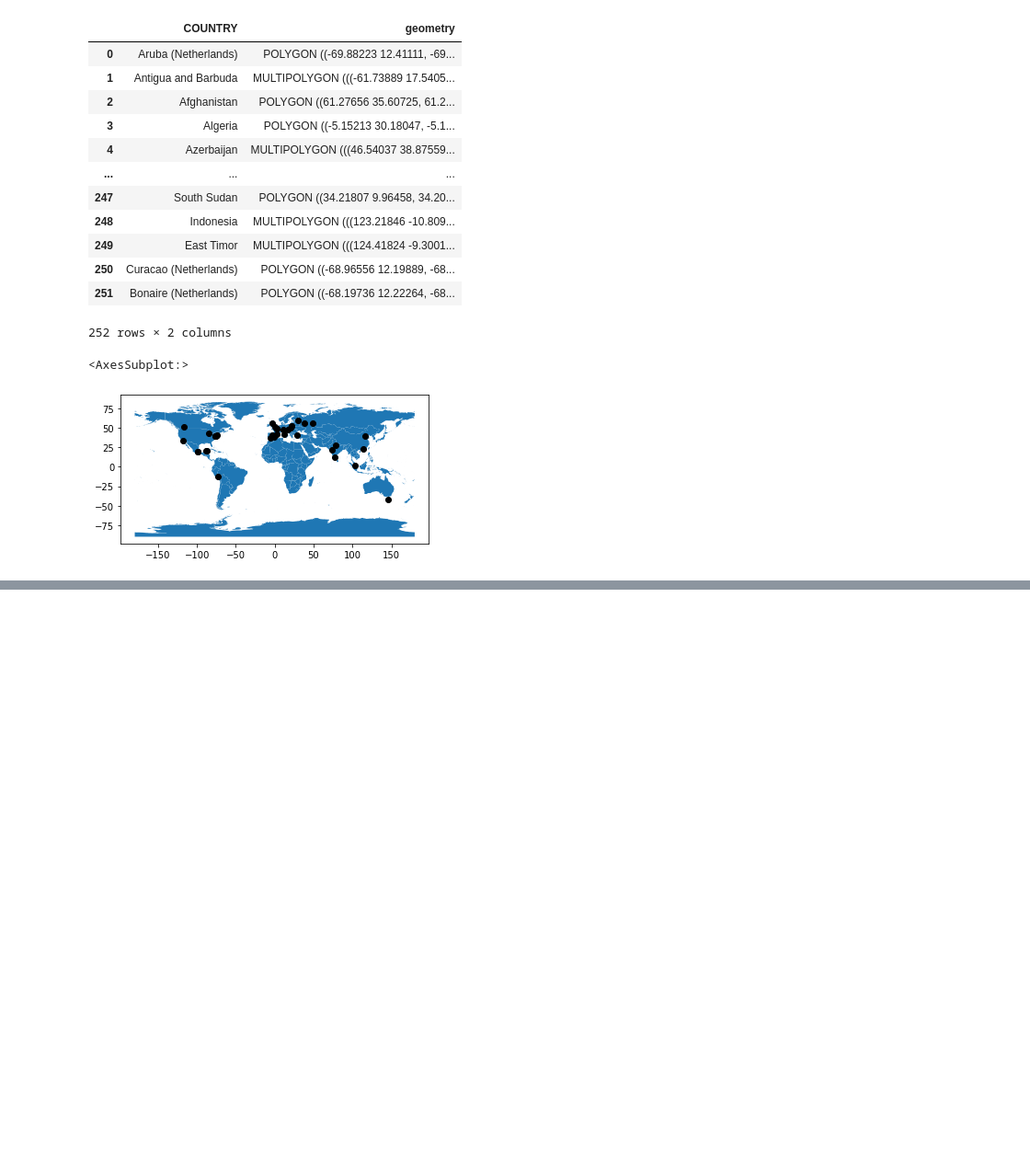
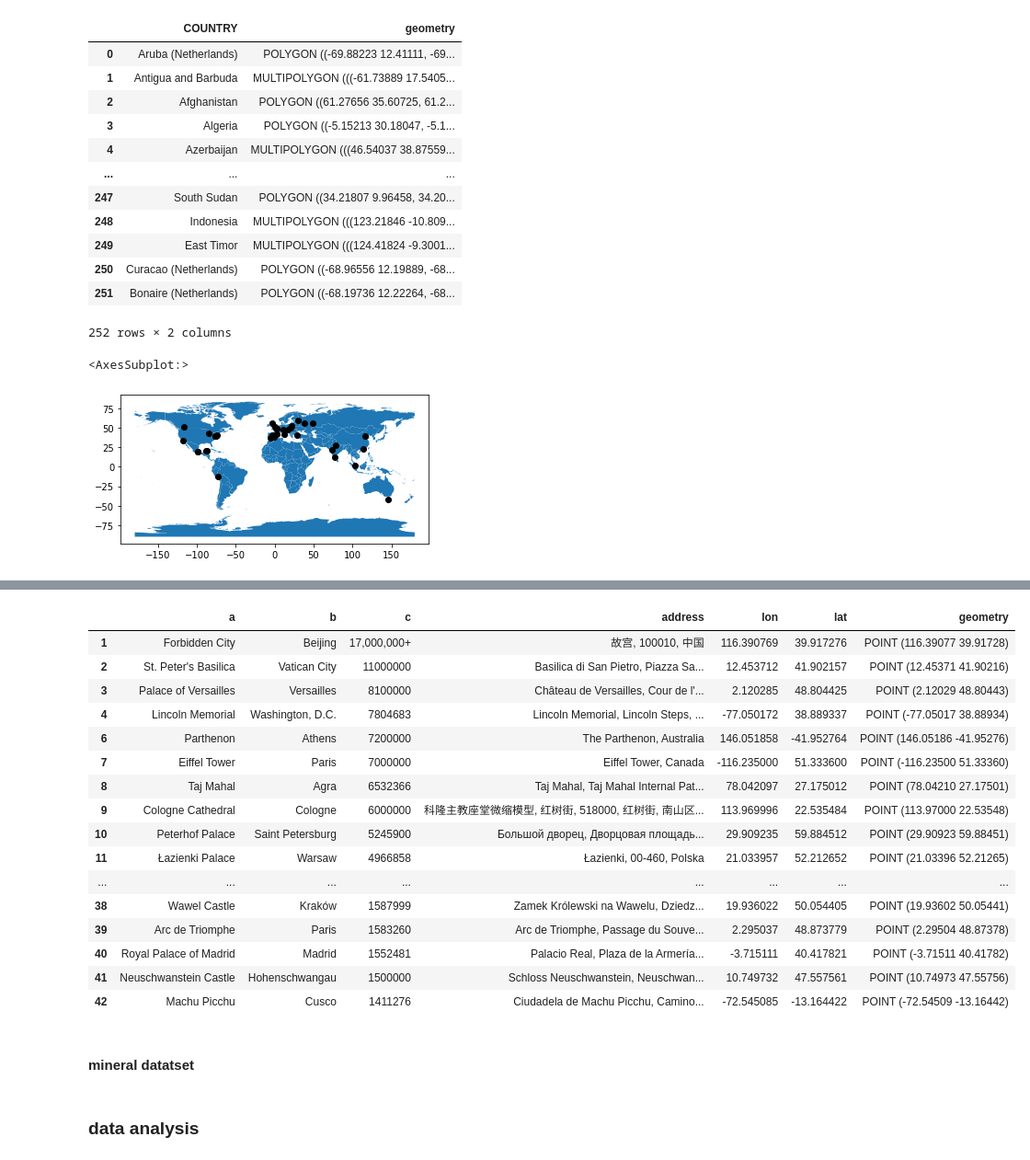
Before and after one commit to DAPPA77/data-analysis, a Jupyter notebook: geopandas.ipynb, the cells around one changed output, grey strips where cells are left out. Shown at 92% size. Cells and saved outputs as stored; diff of their text form; code cells hidden in the pictures; blank space fills up the shorter version.

Commit message:
geo spatial data

```diff
--- a/geopandas.ipynb
+++ b/geopandas.ipynb
@@ -529,0 +524,2 @@ geo
+# %%
+geo.dropna(inplace=True)
@@ -529,0 +531,24 @@ geo
+# %%
+geo
+# %% [output]
+|  | a | b | c | address | lon | lat | geometry |
+| 1 | Forbidden City | Beijing | 17,000,000+ | 故宫, 100010, 中国 | 116.390769 | 39.917276 | POINT (116.39077 39.91728) |
+| 2 | St. Peter's Basilica | Vatican City | 11000000 | Basilica di San Pietro, Piazza Sa... | 12.453712 | 41.902157 | POINT (12.45371 41.90216) |
+| 3 | Palace of Versailles | Versailles | 8100000 | Château de Versailles, Cour de l'... | 2.120285 | 48.804425 | POINT (2.12029 48.80443) |
+| 4 | Lincoln Memorial | Washington, D.C. | 7804683 | Lincoln Memorial, Lincoln Steps, ... | -77.050172 | 38.889337 | POINT (-77.05017 38.88934) |
+| 6 | Parthenon | Athens | 7200000 | The Parthenon, Australia | 146.051858 | -41.952764 | POINT (146.05186 -41.95276) |
+| 7 | Eiffel Tower | Paris | 7000000 | Eiffel Tower, Canada | -116.235000 | 51.333600 | POINT (-116.23500 51.33360) |
+| 8 | Taj Mahal | Agra | 6532366 | Taj Mahal, Taj Mahal Internal Pat... | 78.042097 | 27.175012 | POINT (78.04210 27.17501) |
+| 9 | Cologne Cathedral | Cologne | 6000000 | 科隆主教座堂微缩模型, 红树街, 518000, 红树街, 南山区... | 113.969996 | 22.535484 | POINT (113.97000 22.53548) |
+| 10 | Peterhof Palace | Saint Petersburg | 5245900 | Большой дворец, Дворцовая площадь... | 29.909235 | 59.884512 | POINT (29.90923 59.88451) |
+| 11 | Łazienki Palace | Warsaw | 4966858 | Łazienki, 00-460, Polska | 21.033957 | 52.212652 | POINT (21.03396 52.21265) |
+| ... | ... | ... | ... | ... | ... | ... | ... |
+| 38 | Wawel Castle | Kraków | 1587999 | Zamek Królewski na Wawelu, Dziedz... | 19.936022 | 50.054405 | POINT (19.93602 50.05441) |
+| 39 | Arc de Triomphe | Paris | 1583260 | Arc de Triomphe, Passage du Souve... | 2.295037 | 48.873779 | POINT (2.29504 48.87378) |
+| 40 | Royal Palace of Madrid | Madrid | 1552481 | Palacio Real, Plaza de la Armería... | -3.715111 | 40.417821 | POINT (-3.71511 40.41782) |
+| 41 | Neuschwanstein Castle | Hohenschwangau | 1500000 | Schloss Neuschwanstein, Neuschwan... | 10.749732 | 47.557561 | POINT (10.74973 47.55756) |
+| 42 | Machu Picchu | Cusco | 1411276 | Ciudadela de Machu Picchu, Camino... | -72.545085 | -13.164422 | POINT (-72.54509 -13.16442) |
+# %% [markdown]
+#### mineral datatset
+# %% [markdown]
+### data analysis
```
Also changed, not shown: parts of 36 cells of this notebook.
